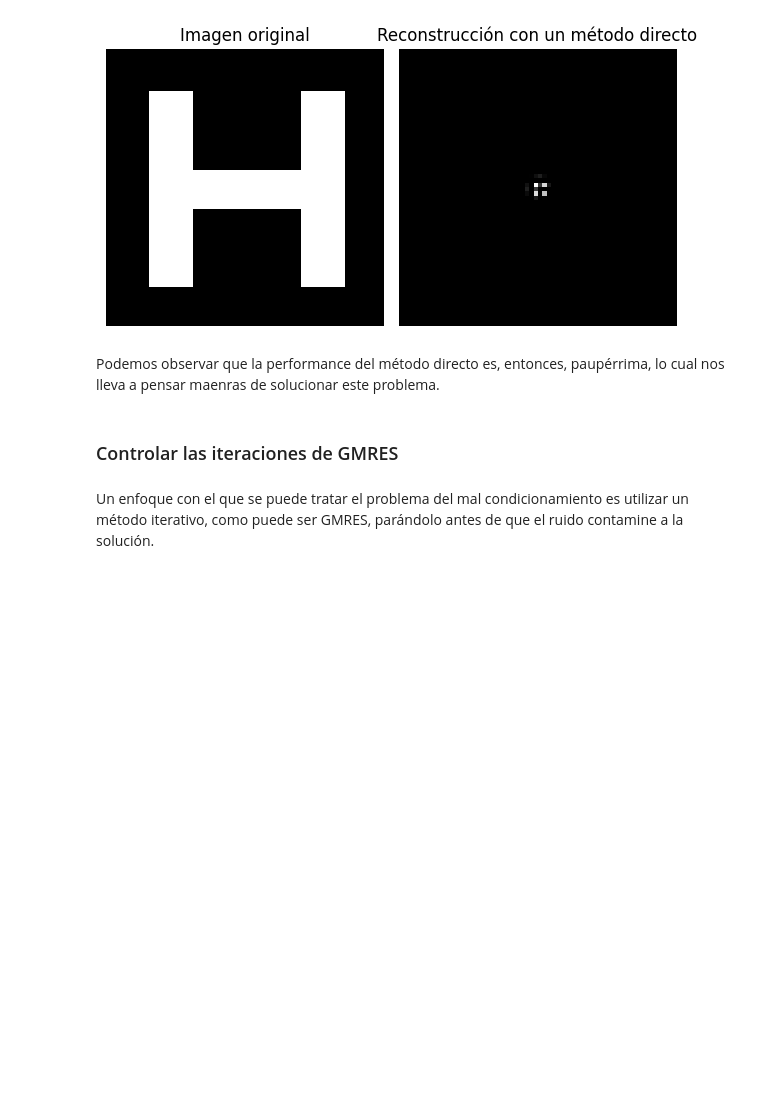
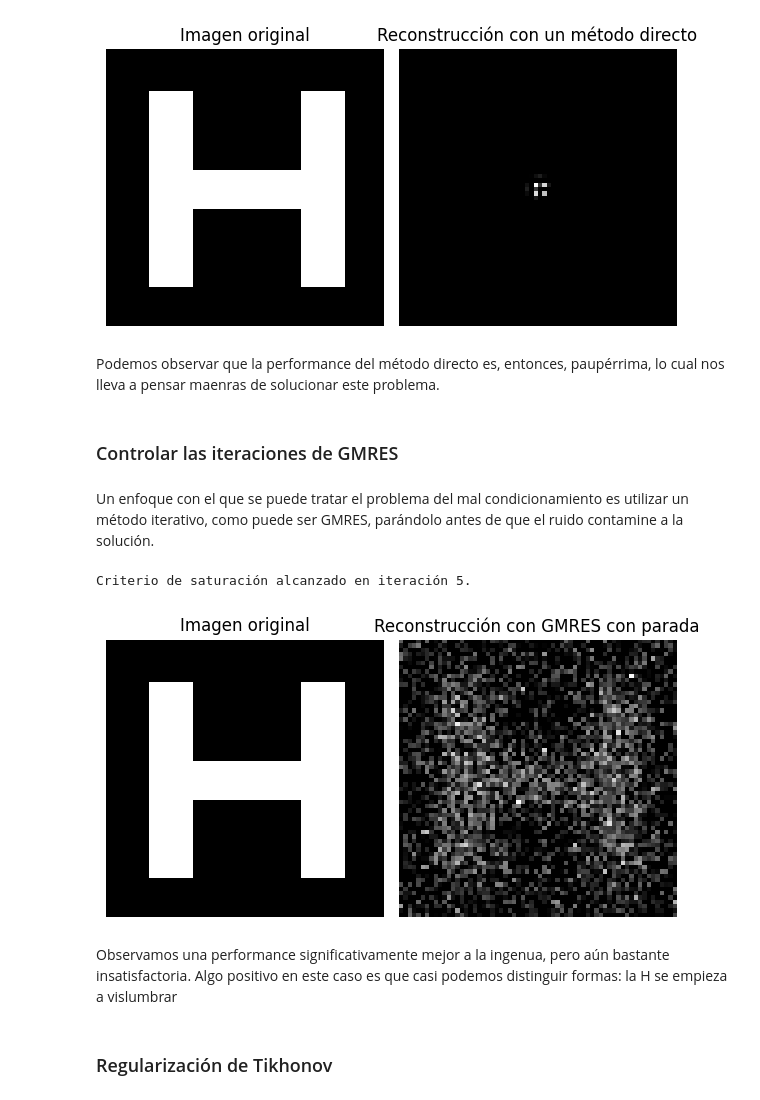
Before and after one commit to faustomartinez/trabajo-problemas-inversos, a Jupyter notebook: codigo.ipynb, the cells around one changed output. Drawn from its saved outputs; the diff is of its cells as text; code cells hidden in the pictures; blank space fills up the shorter version.

Commit message:
Agrego trabajo en GMRES controlando iteraciones

```diff
--- a/codigo.ipynb
+++ b/codigo.ipynb
@@ -431,4 +431,61 @@ Podemos observar que la performance del método directo es, entonces, paupérrim
 # %% [markdown]
 Un enfoque con el que se puede tratar el problema del mal condicionamiento es utilizar un método iterativo, como puede ser GMRES, parándolo antes de que el ruido contamine a la solución.
 # %%
-## Pendiente: no me salió nada AYUDA
+# Definimos una reversión de GMRES en la cual controlamos el ruido
+def gmres_con_parada(A, b_noise, tol=1e-3, max_iter=50):
+    # Definimos unas variables para ir registrando los residuos
+    residuo_anterior = np.inf
+    residuos = []
+
+    # Definimos otra para ir llevando la aproximación actual de la solución en cada iteración
+    x_gmres_con_parada = None
+
+    # Probamos GMRES con k iteraciones, para k entre 1 y la cantidad de iteraciones máxima
+    for k in range(1, max_iter + 1):
+        # Obtenemos la solución con k iteraciones de GMRES
+        x_gmres_con_parada, _ = sp.sparse.linalg.gmres(A, b_noise, maxiter=k, rtol=1e-10, restart=k)
+
+        # Calculamos el residuo y lo agregamos a la lista
+        residuo_actual = np.linalg.norm(b_noise - A @ x_gmres_con_parada)
+        residuos.append(residuo_actual)
+
+        # Si el residuo no varió mucho entre iteración e iteración, frenamos el algoritmo y devolvemos esa respuesta
+        if residuo_anterior - residuo_actual < tol:
+            print(f"Criterio de saturación alcanzado en iteración {k}.")
+            break
+
+        # Actualizamos el residuo
+        residuo_anterior = residuo_actual
+
+    return x_gmres_con_parada, residuos
+
+# Ejecutar GMRES adaptativo
+x_gmres_con_parada, residuos = gmres_con_parada(A, b_noise)
+# %% [output]
+Criterio de saturación alcanzado en iteración 5.
+# %%
+# Hacemos subplots para hacer 2 gráficos en uno
+plt.figure(figsize=(6, 4))
+
+# Graficamos la imagen original
+plt.subplot(1, 2, 1)
+plt.imshow(imagen_true, vmin=0, vmax=np.max(imagen_true), cmap='gray')
+plt.title("Imagen original")
+plt.axis('off')
+
+# Graficamos la reconstrucción naive
+plt.subplot(1, 2, 2)
+imagen_gmres_con_parada = funciones.im(x_gmres_con_parada, dimensiones)
+plt.imshow(imagen_gmres_con_parada, vmin=0, vmax=np.max(imagen_gmres_con_parada), cmap='gray')
+plt.title("Reconstrucción con GMRES con parada")
+plt.axis('off')
+
+# Mostramos
+plt.tight_layout()
+plt.show()
+# %% [output]
+[figure, added]
+# %% [markdown]
+Observamos una performance significativamente mejor a la ingenua, pero aún bastante insatisfactoria. Algo positivo en este caso es que casi podemos distinguir formas: la H se empieza a vislumbrar
+# %% [markdown]
+### Regularización de Tikhonov
```
Also changed, not shown: parts of 6 cells of this notebook.
